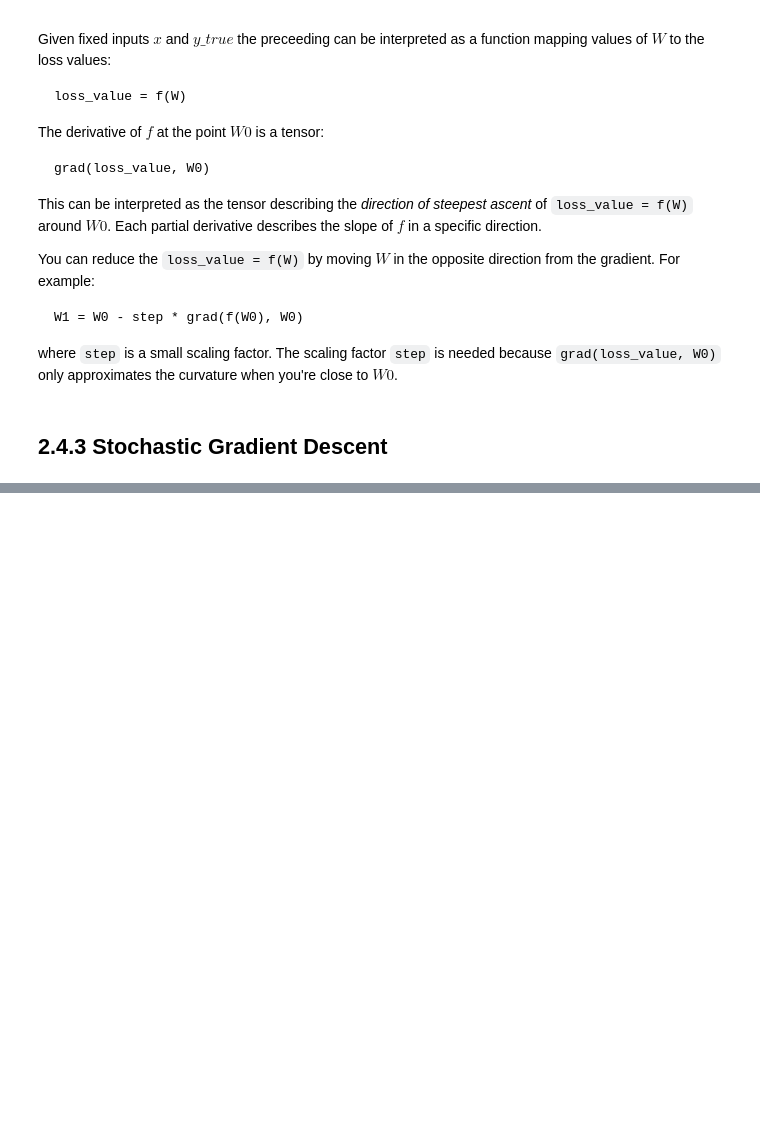
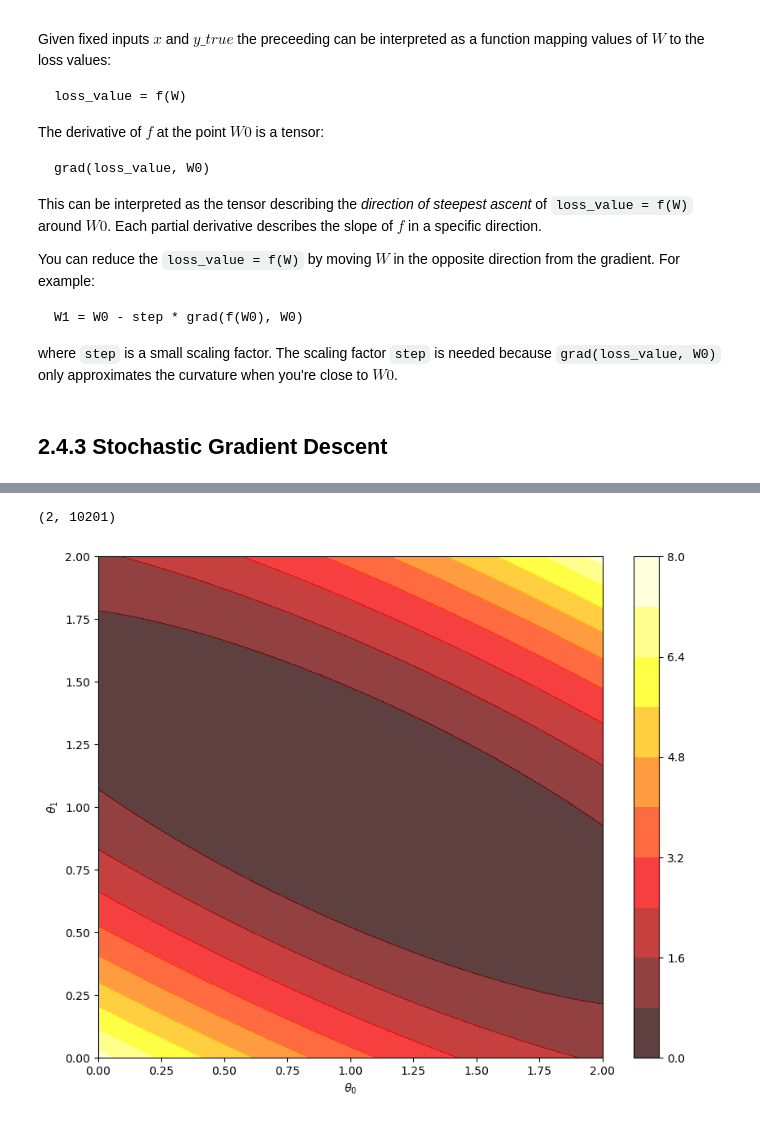
Before and after one commit to csci560-nndl/nndl, a Jupyter notebook: notebooks/ch-02-4-engine-nn-gradient-based-optimization.ipynb, the cells around one changed output, grey strips where cells are left out. Cells and saved outputs as stored; diff of their text form; code cells hidden in the pictures; blank space fills up the shorter version.

```diff
--- a/notebooks/ch-02-4-engine-nn-gradient-based-optimization.ipynb
+++ b/notebooks/ch-02-4-engine-nn-gradient-based-optimization.ipynb
@@ -257,0 +482,45 @@ curvature when you're close to $W0$.
+# %%
+# 3 points on the line y = 1 + 1 x
+X = np.array([[0],
+              [1],
+              [2],
+              [3]])
+y = np.array([1, 2, 3, 4])
+# %%
+# we will create a 2D grid of theta_0, theta_1 pairs to evaluate
+# range theta_0 from -2 to 2
+grid_size = 101
+#theta_0 = np.linspace(-1, 1, grid_size)
+theta_0 = np.linspace(0, 2, grid_size)
+
+# range theta_1 from -1 to 3 like we did before
+#theta_1 = np.linspace(-0, 2, grid_size)
+theta_1 = np.linspace(0, 2, grid_size)
+
+# create all combinations of theta_0 and theta_1 as a (grid_size^2, 2) shaped
+# array, which is what our cost function will expect
+Theta = np.array(np.meshgrid(theta_0, theta_1)).reshape(2, -1)
+print(Theta.shape)
+# %% [output]
+(2, 10201)
+# %%
+# need to add in bias attribute to X  for our updated cost function now
+X_b = np.c_[np.ones((4,1)), X]
+
+# calculate cost function over theta_0, theta_1 pairs
+mse = cost_function_MSE(Theta, X_b, y)
+# %%
+fig = plt.figure()
+
+# contour expects X, Y and Z to all be 2d grids, so
+Xp = Theta[0].reshape((grid_size, grid_size))
+Yp = Theta[1].reshape((grid_size, grid_size))
+Zp = mse.reshape((grid_size, grid_size))
+
+# plot the contours
+contours = plt.contourf(Xp, Yp, Zp, 10, alpha=0.75, cmap=plt.cm.hot )
+plt.colorbar()
+plt.xlabel(r'$\theta_0$')
+plt.ylabel(r'$\theta_1$');
+# %% [output]
+[figure, added]
```
Also changed, not shown: parts of 91 cells of this notebook, 11 other files.
